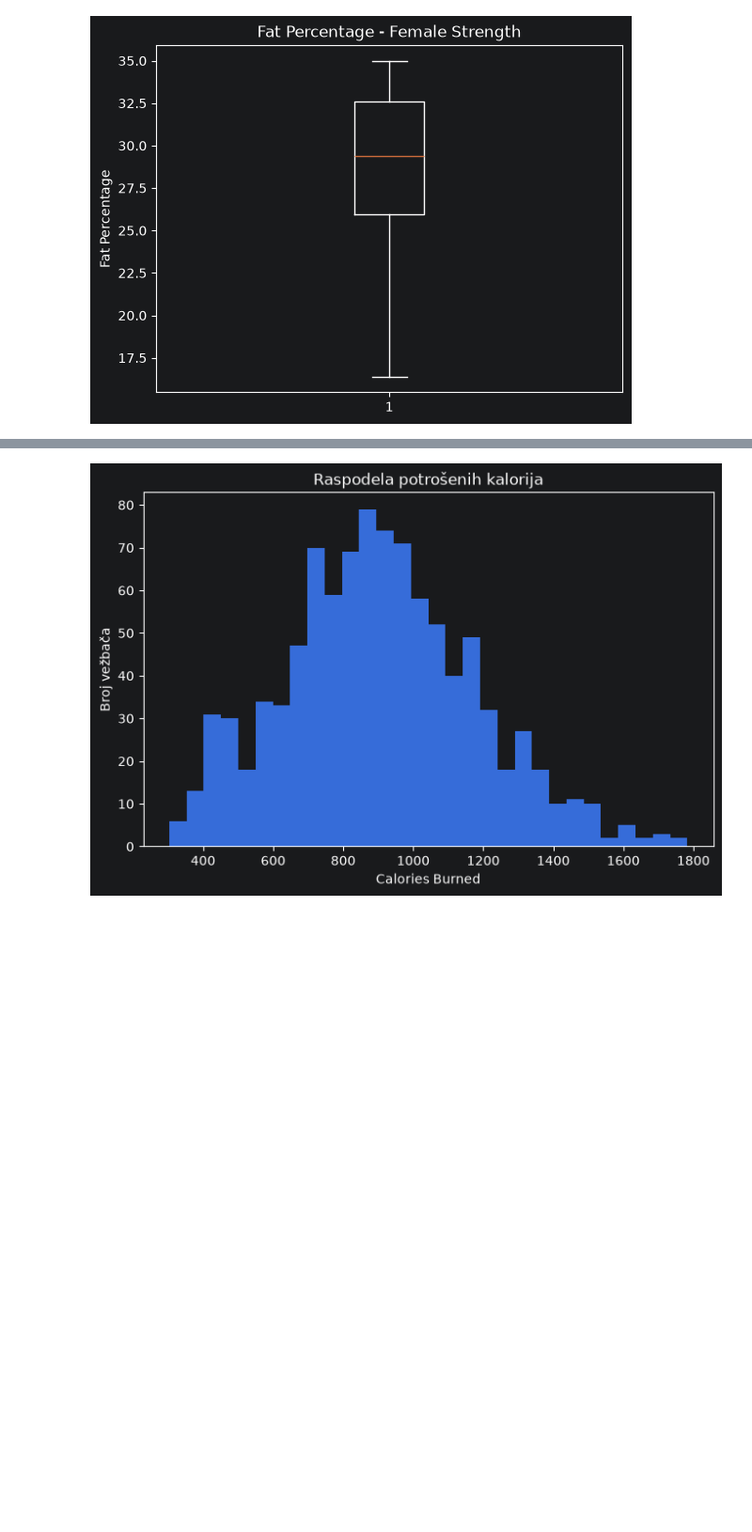
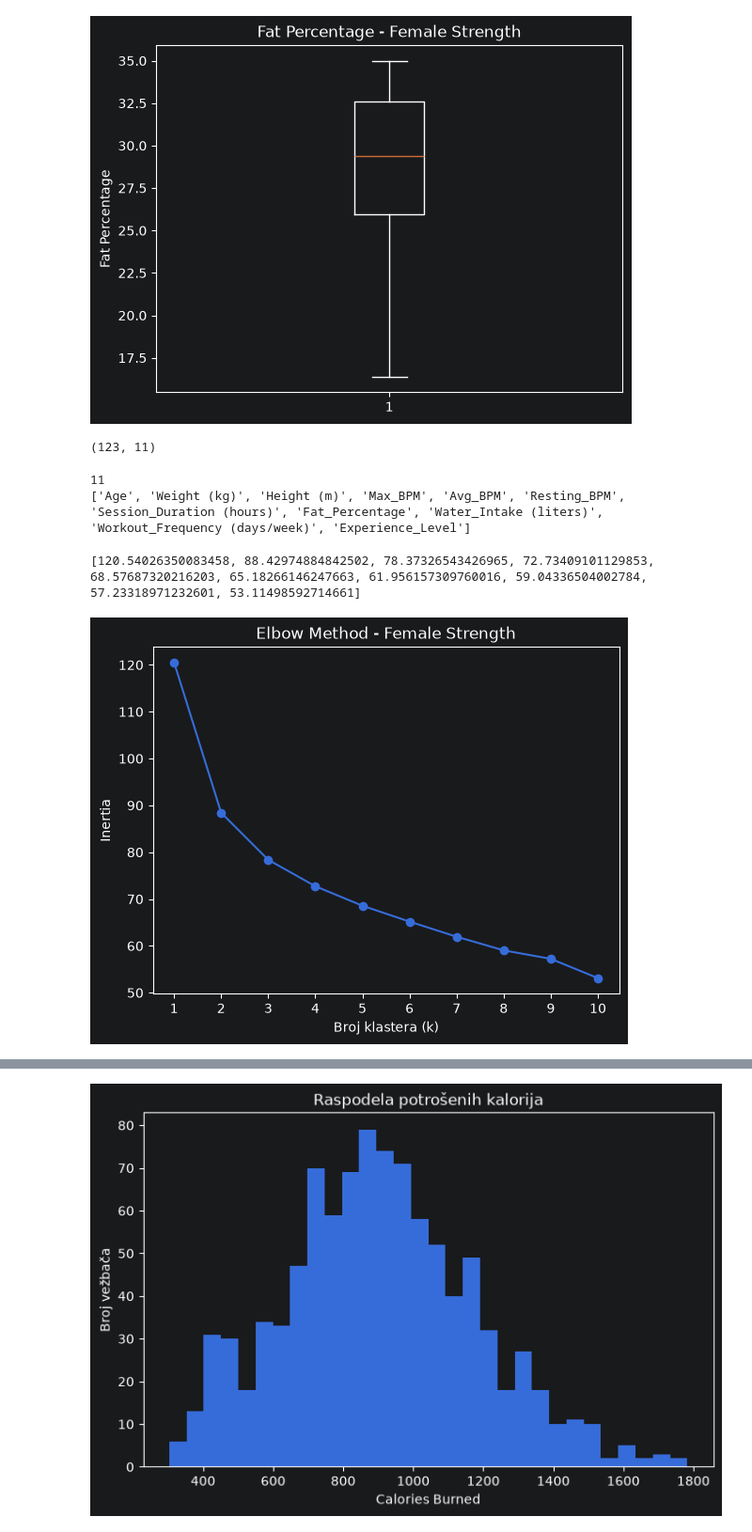
Before and after one commit to mar373/gym-clusteringV2, a Jupyter notebook: novi.ipynb, the cells around one changed output, grey strips where cells are left out. Shown at 94% size. Saved outputs shown, nothing was run; the diff lists cells and outputs as text; code cells hidden in the pictures; blank space fills up the shorter version.

Commit message:
Complete male and female cardio clustering analysis

```diff
--- a/novi.ipynb
+++ b/novi.ipynb
@@ -454,3 +455,51 @@ plt.title('Fat Percentage - Female Strength')
 plt.show()
 # %% [output]
 [figure]
+# %%
+from sklearn.cluster import KMeans
+from sklearn.metrics import silhouette_score
+X_female_strength = female_strength[features].copy()
+# %%
+from sklearn.preprocessing import MinMaxScaler
+
+scaler_female_strength = MinMaxScaler()
+
+X_scaled_female_strength = scaler_female_strength.fit_transform(
+    X_female_strength
+)
+
+print(X_scaled_female_strength.shape)
+# %% [output]
+(123, 11)
+# %%
+print(len(features))
+print(features)
+# %% [output]
+11
+['Age', 'Weight (kg)', 'Height (m)', 'Max_BPM', 'Avg_BPM', 'Resting_BPM', 'Session_Duration (hours)', 'Fat_Percentage', 'Water_Intake (liters)', 'Workout_Frequency (days/week)', 'Experience_Level']
+# %%
+from sklearn.cluster import KMeans
+import matplotlib.pyplot as plt
+
+inertias = []
+
+for k in range(1, 11):
+    kmeans = KMeans(
+        n_clusters=k,
+        random_state=42,
+        n_init=10
+    )
+    kmeans.fit(X_scaled_female_strength)
+    inertias.append(kmeans.inertia_)
+
+print(inertias)
+
+plt.plot(range(1, 11), inertias, marker='o')
+plt.xlabel('Broj klastera (k)')
+plt.ylabel('Inertia')
+plt.title('Elbow Method - Female Strength')
+plt.xticks(range(1, 11))
+plt.show()
+# %% [output]
+[120.54026350083458, 88.42974884842502, 78.37326543426965, 72.73409101129853, 68.57687320216203, 65.18266146247663, 61.956157309760016, 59.04336504002784, 57.23318971232601, 53.11498592714661]
+[figure, added]
```
Also changed, not shown: parts of 44 cells of this notebook.
